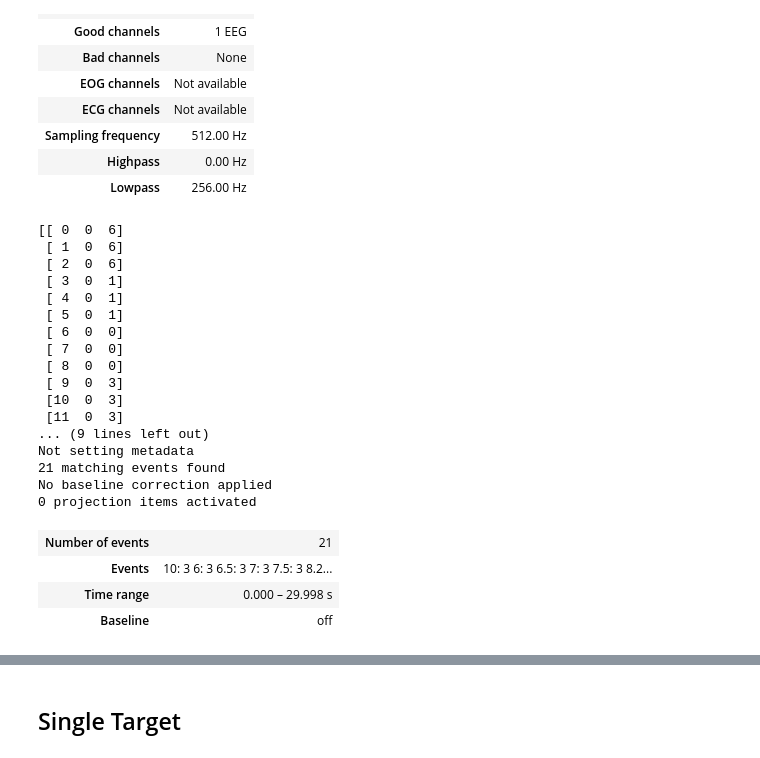
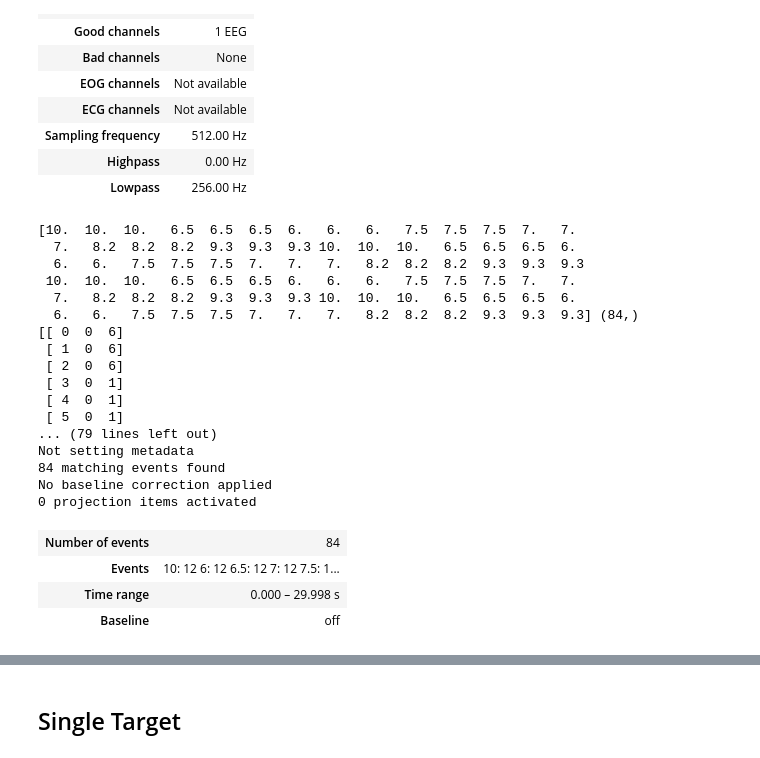
Before and after one commit to RyanRamos01/tutoriais, a Jupyter notebook: SSVEP/src/avi/single/preprocessing.ipynb, the cells around one changed output, grey strips where cells are left out. Cells and saved outputs as stored; diff of their text form; code cells hidden in the pictures.

Commit message:
arrumando single e mult target

```diff
--- a/SSVEP/src/avi/single/preprocessing.ipynb
+++ b/SSVEP/src/avi/single/preprocessing.ipynb
@@ -69,7 +69,8 @@ Carregamento dos dados de um participante da base de dados AVI:
 data = np.load("../../../datasets/avi/single/data.npy")
 print(data.shape)
 
-# carregando somente 1 participante
-data = data[0]
+# Transpondo dados para organizar os dados na última dimensão
+data = data.swapaxes(2, 1)
+data = data.reshape(data.shape[0] * data.shape[1], data.shape[2])
 print(data.shape)
 # %% [output]
@@ -108,45 +109,47 @@ info
 # %%
 from sklearn.preprocessing import LabelEncoder
 
-# data : array, shape (n_epochs, n_channels, n_times)
-data_correct = data.reshape(data.shape[0], 1, data.shape[1])
-
 # adicionando label como "épocas" do sinal
-labels = np.load("../../../datasets/avi/single/labels.npy")[0]
-# print(labels, labels.shape)
+labels = np.load("../../../datasets/avi/single/labels.npy")
+labels = labels.reshape(labels.shape[0] * labels.shape[1] * labels.shape[2])
+print(labels, labels.shape)
 
 # método para transformar labels categóricos
 le = LabelEncoder()
 events = np.column_stack((
     np.array(range(len(labels))),
-    np.zeros(21, dtype=int),
+    np.zeros(labels.shape[0], dtype=int),
     le.fit_transform(labels))
 )
 print(events)
 
+# data : array, shape (n_epochs, n_channels, n_times)
+data_correct = data.reshape(data.shape[0], 1, data.shape[1])
+print(data_correct.shape)
+
 event_dict = {'6':0, '6.5':1, '7':2, '7.5':3, '8.2':4, '9.3':5, '10':6}
 mne_data = mne.EpochsArray(data_correct, info, events, event_id=event_dict)
 mne_data
 # %% [output]
+[10.  10.  10.   6.5  6.5  6.5  6.   6.   6.   7.5  7.5  7.5  7.   7.
+  7.   8.2  8.2  8.2  9.3  9.3  9.3 10.  10.  10.   6.5  6.5  6.5  6.
+  6.   6.   7.5  7.5  7.5  7.   7.   7.   8.2  8.2  8.2  9.3  9.3  9.3
+ 10.  10.  10.   6.5  6.5  6.5  6.   6.   6.   7.5  7.5  7.5  7.   7.
+  7.   8.2  8.2  8.2  9.3  9.3  9.3 10.  10.  10.   6.5  6.5  6.5  6.
+  6.   6.   7.5  7.5  7.5  7.   7.   7.   8.2  8.2  8.2  9.3  9.3  9.3] (84,)
 [[ 0  0  6]
  [ 1  0  6]
  [ 2  0  6]
  [ 3  0  1]
  [ 4  0  1]
  [ 5  0  1]
- [ 6  0  0]
- [ 7  0  0]
- [ 8  0  0]
- [ 9  0  3]
- [10  0  3]
- [11  0  3]
-... (9 lines left out)
+... (79 lines left out)
 Not setting metadata
-21 matching events found
+84 matching events found
 No baseline correction applied
 0 projection items activated
-| Number of events | 21 |
-| Events | 10: 3 6: 3 6.5: 3 7: 3 7.5: 3 8.2... |
+| Number of events | 84 |
+| Events | 10: 12 6: 12 6.5: 12 7: 12 7.5: 1... |
 | Time range | 0.000 – 29.998 s |
 | Baseline | off |
 # %%
```
Also changed, not shown: parts of 7 cells of this notebook, 23 other files.
